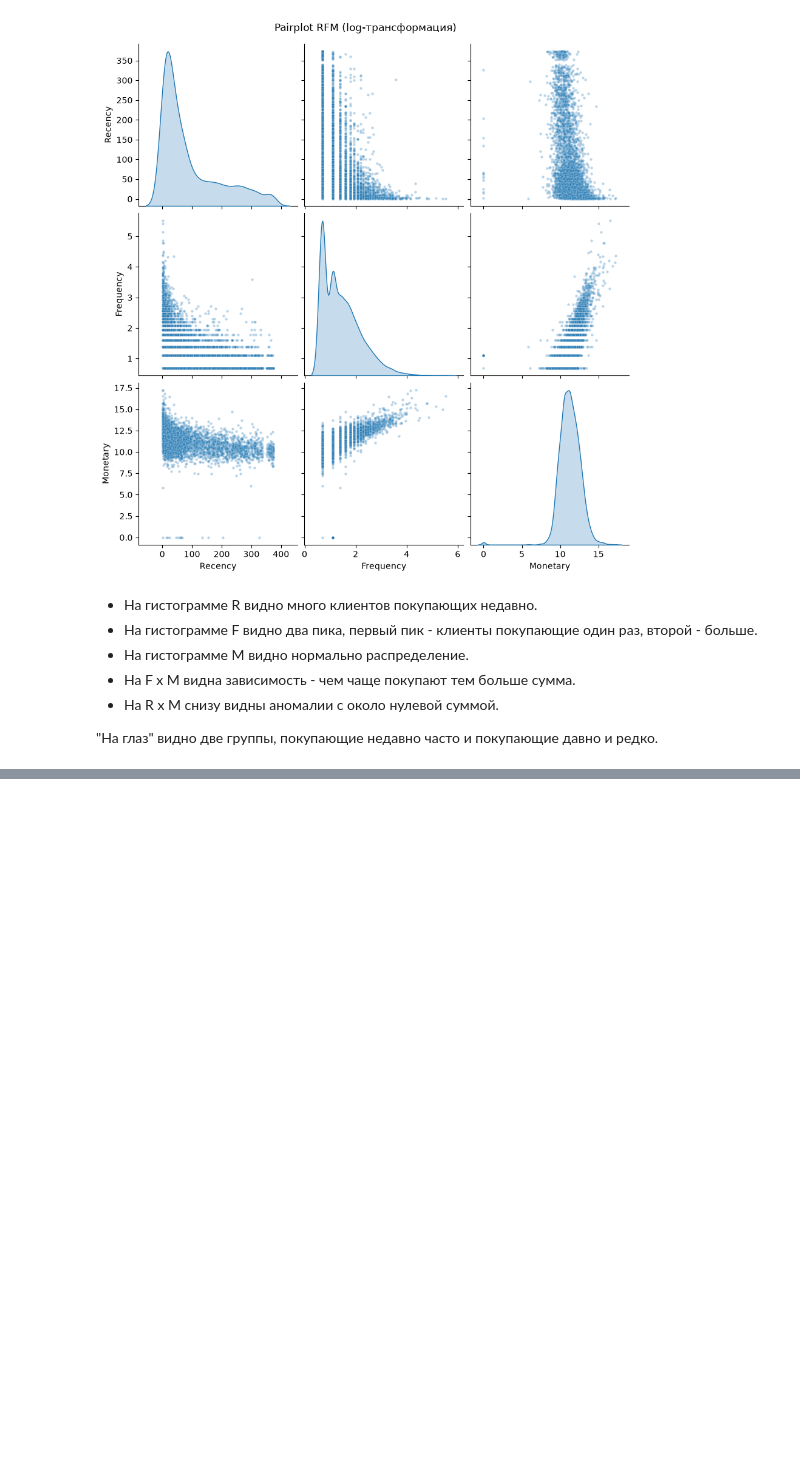
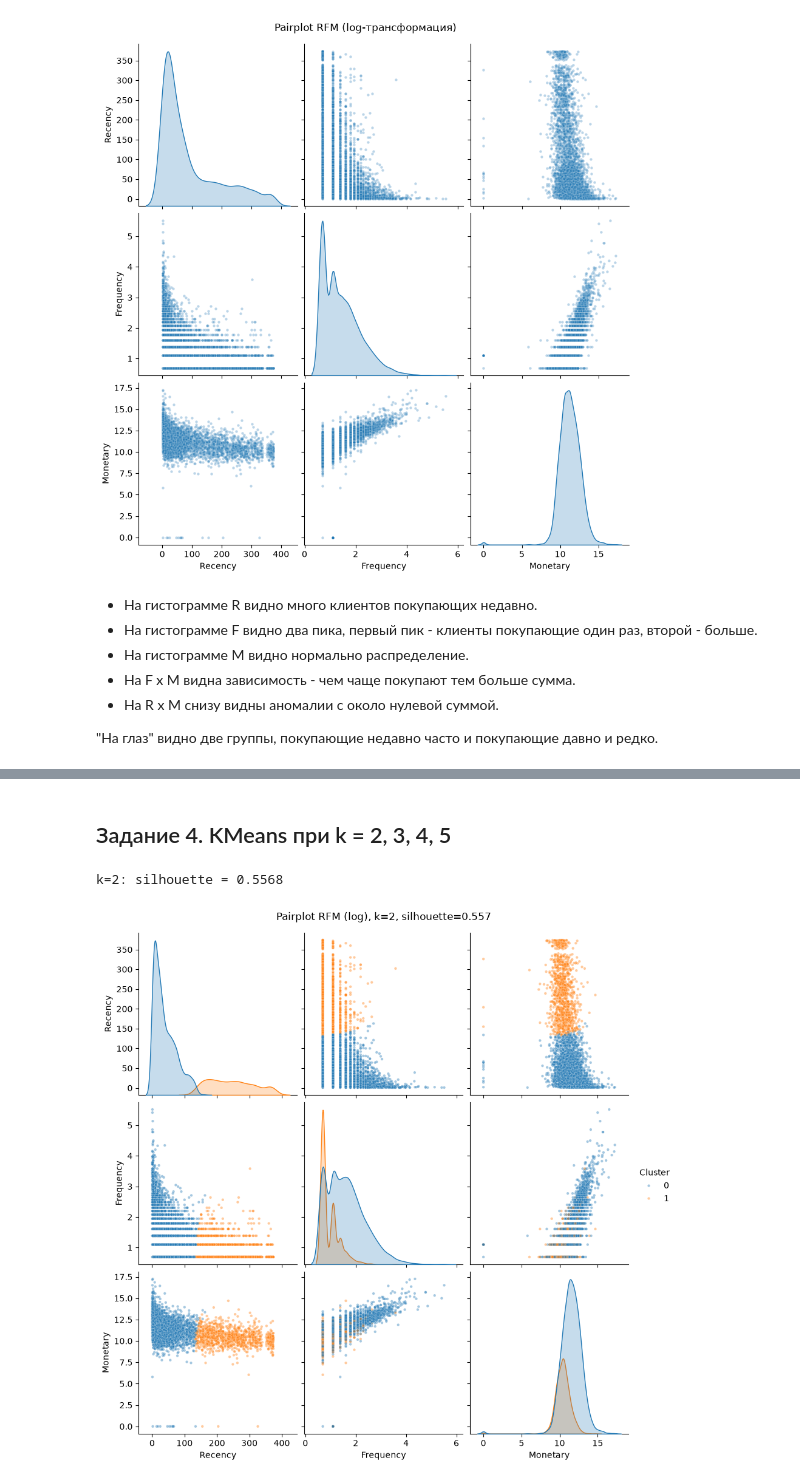
Before and after one commit to RuslanVdovinn/asu, a Jupyter notebook: asu_mo/cluster_analysis/exercise/cluster.ipynb, the cells around one changed output, grey strips where cells are left out. Saved outputs shown, nothing was run; the diff lists cells and outputs as text; code cells hidden in the pictures; blank space fills up the shorter version.

```diff
--- a/asu_mo/cluster_analysis/exercise/cluster.ipynb
+++ b/asu_mo/cluster_analysis/exercise/cluster.ipynb
@@ -200,0 +246,27 @@ plt.show()
+# %% [markdown]
+## Задание 4. KMeans при k = 2, 3, 4, 5
+# %%
+
+def rfm_Kmeans(k):
+    km = KMeans(n_clusters=k, random_state=42)
+    labels = km.fit_predict(rfm_scaled)
+    rfm_log['Cluster'] = labels
+    silhouette = silhouette_score(rfm_scaled, labels)
+    print(f'k={k}: silhouette = {silhouette:.4f}')
+    # Pairplot на логарифмированных данных
+    sns.pairplot(
+        rfm_log,
+        hue='Cluster',
+        palette='tab10',
+        diag_kind='kde',
+        height=3,
+        plot_kws={'alpha': 0.4, 's': 10}
+    )
+    plt.suptitle(f'Pairplot RFM (log), k={k}, silhouette={silhouette:.3f}', y=1.02)
+    plt.show()
+# %%
+# для k = 2
+rfm_Kmeans(2)
+# %% [output]
+k=2: silhouette = 0.5568
+[figure, added]
```
Also changed, not shown: parts of 14 cells of this notebook.
